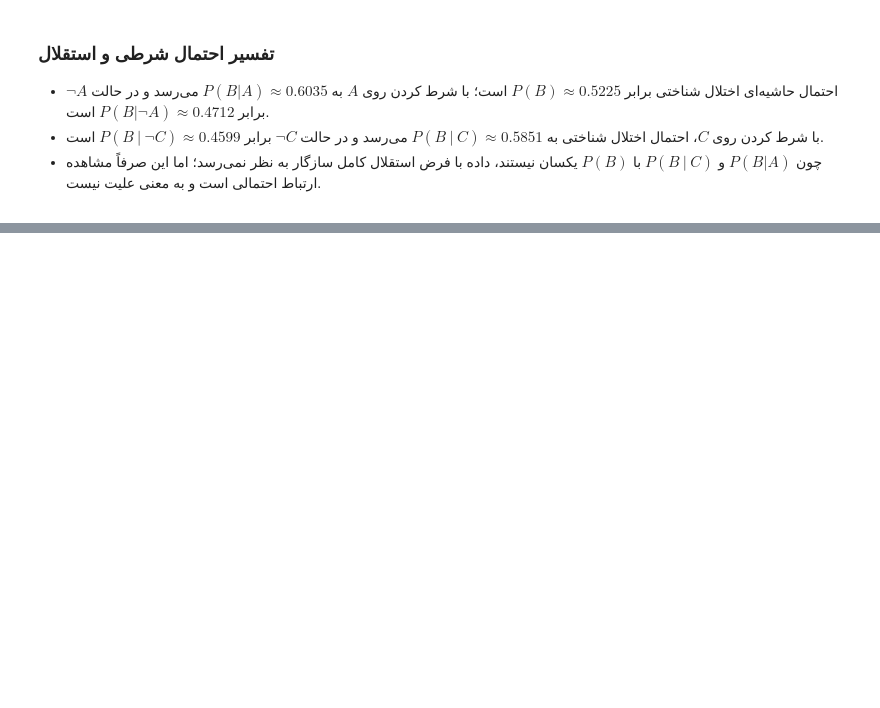
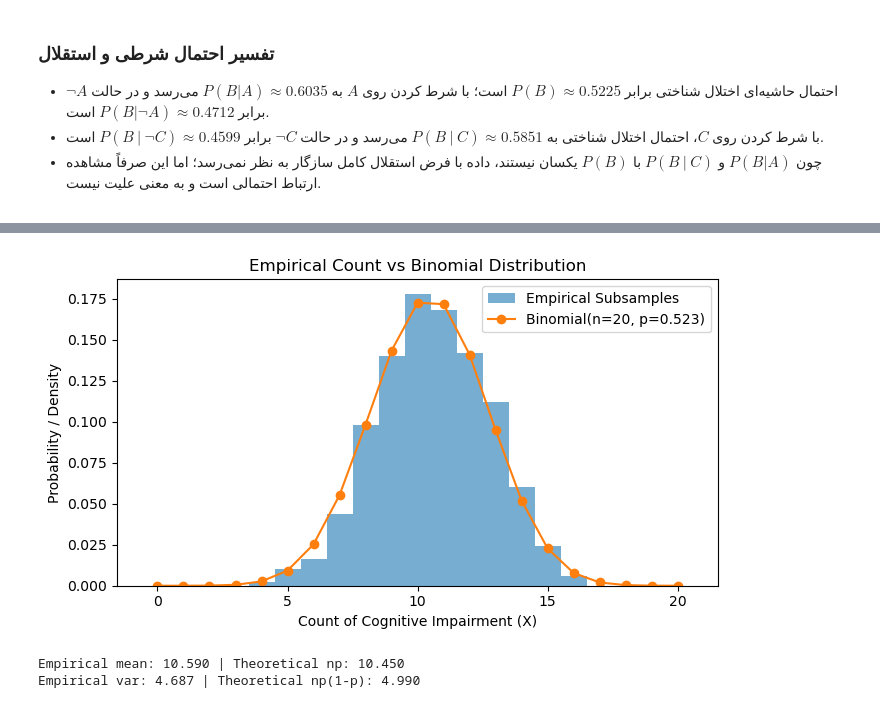
Before and after one commit to alirezaen6/Stats-Project-NACC, a Jupyter notebook: notebooks/Phaze2.ipynb, the cells around one changed output, grey strips where cells are left out. Drawn from its saved outputs; the diff is of its cells as text; code cells hidden in the pictures; blank space fills up the shorter version.

Commit message:
phase2 section 3: discrete distribution and binomial approximation

```diff
--- a/notebooks/Phaze2.ipynb
+++ b/notebooks/Phaze2.ipynb
@@ -208,0 +218,38 @@ plt.show()
+# %%
+rng = np.random.default_rng(42)
+n = 20
+num_samples = 500
+p_hat = df_final['Event_B_CogImp'].mean()
+b_values = df_final['Event_B_CogImp'].to_numpy()
+
+emp_counts = np.array(
+    [rng.choice(b_values, size=n, replace=False).sum() for _ in range(num_samples)]
+)
+
+k_grid = np.arange(0, n + 1)
+theo_pmf = stats.binom.pmf(k_grid, n=n, p=p_hat)
+
+plt.figure(figsize=(7, 4))
+plt.hist(
+    emp_counts,
+    bins=np.arange(-0.5, n + 1.5, 1),
+    density=True,
+    alpha=0.6,
+    label='Empirical Subsamples',
+)
+plt.plot(k_grid, theo_pmf, 'o-', label=f'Binomial(n={n}, p={p_hat:.3f})')
+plt.title('Empirical Count vs Binomial Distribution')
+plt.xlabel('Count of Cognitive Impairment (X)')
+plt.ylabel('Probability / Density')
+plt.legend()
+plt.tight_layout()
+plt.show()
+
+print(f'Empirical mean: {emp_counts.mean():.3f} | Theoretical np: {n * p_hat:.3f}')
+print(
+    f'Empirical var: {emp_counts.var(ddof=1):.3f} | Theoretical np(1-p): {n * p_hat * (1 - p_hat):.3f}'
+)
+# %% [output]
+[figure, added]
+Empirical mean: 10.590 | Theoretical np: 10.450
+Empirical var: 4.687 | Theoretical np(1-p): 4.990
```
Also changed, not shown: parts of 2 cells of this notebook.
